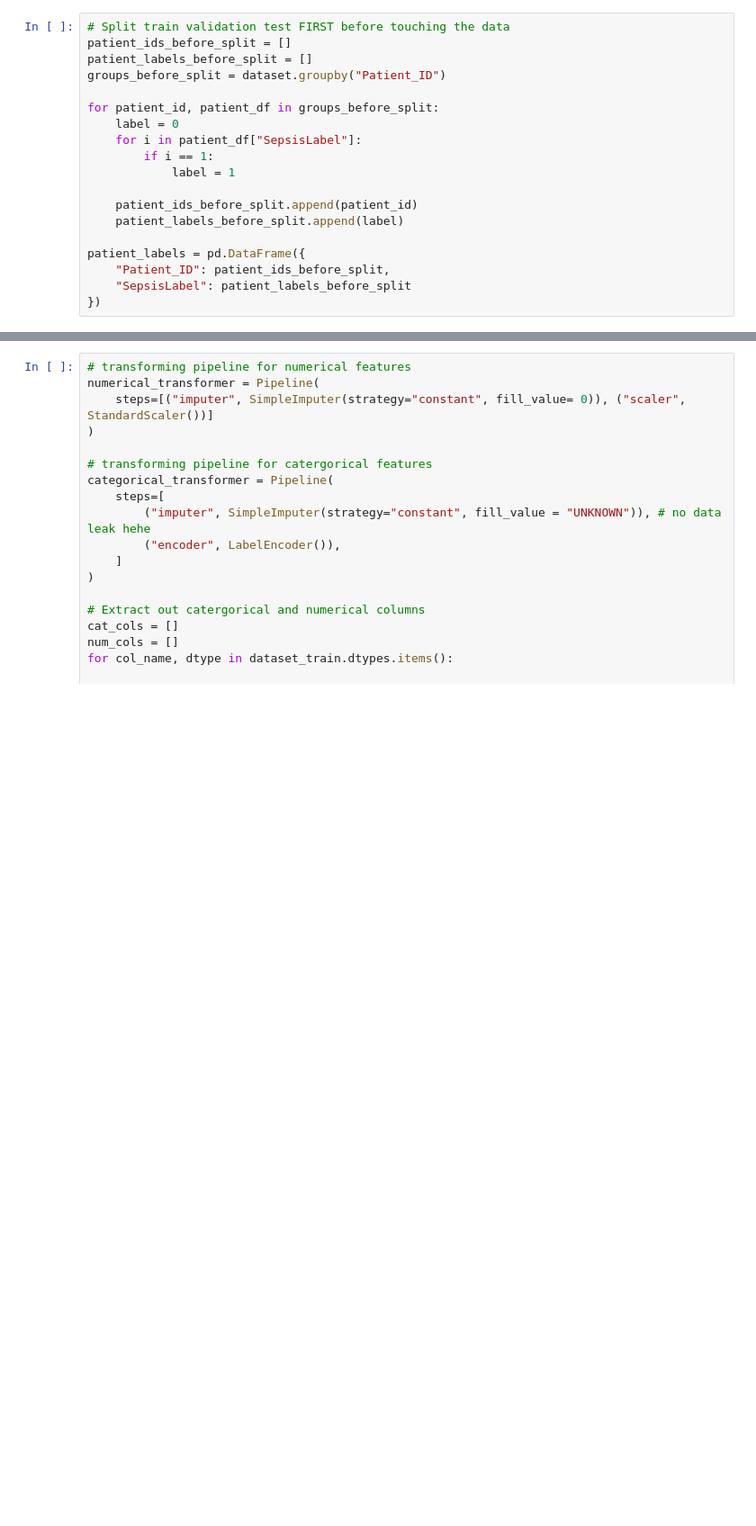
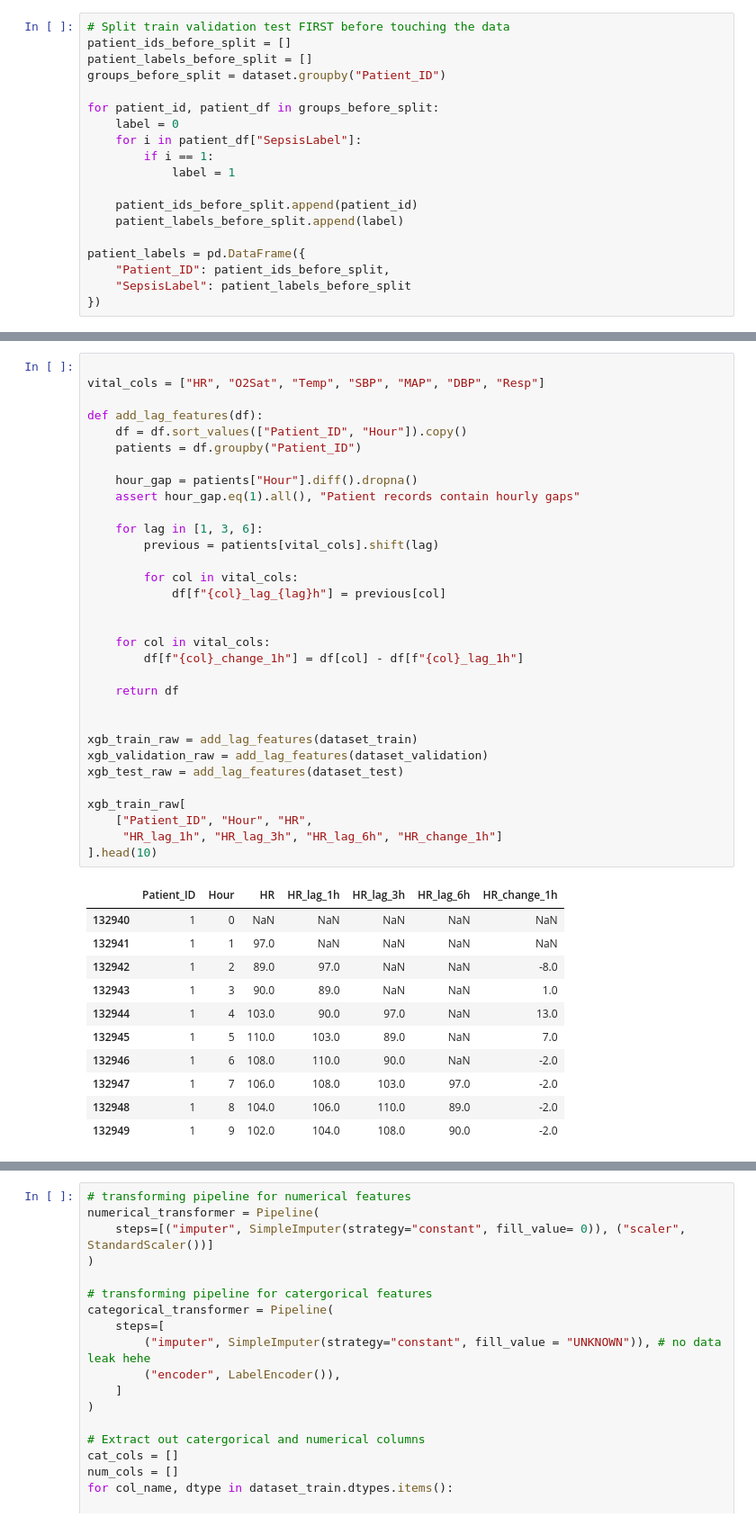
Before and after one commit to LuuMTran/IntroAI---Explainable-ICU-MTS, a Jupyter notebook: train.ipynb, the cells around one changed output, grey strips where cells are left out. Shown at 90% size. Cells and saved outputs as stored; diff of their text form; blank space fills up the shorter version.

Commit message:
Add XGBoost with patient lag features and threshold evaluation

```diff
--- a/train.ipynb
+++ b/train.ipynb
@@ -71,0 +116,44 @@ print(test_patients["SepsisLabel"].value_counts(normalize=True).sort_index())
+# %%
+
+vital_cols = ["HR", "O2Sat", "Temp", "SBP", "MAP", "DBP", "Resp"]
+
+def add_lag_features(df):
+    df = df.sort_values(["Patient_ID", "Hour"]).copy()
+    patients = df.groupby("Patient_ID")
+
+    hour_gap = patients["Hour"].diff().dropna()
+    assert hour_gap.eq(1).all(), "Patient records contain hourly gaps"
+
+    for lag in [1, 3, 6]:
+        previous = patients[vital_cols].shift(lag)
+
+        for col in vital_cols:
+            df[f"{col}_lag_{lag}h"] = previous[col]
+
+
+    for col in vital_cols:
+        df[f"{col}_change_1h"] = df[col] - df[f"{col}_lag_1h"]
+
+    return df
+
+
+xgb_train_raw = add_lag_features(dataset_train)
+xgb_validation_raw = add_lag_features(dataset_validation)
+xgb_test_raw = add_lag_features(dataset_test)
+
+xgb_train_raw[
+    ["Patient_ID", "Hour", "HR",
+     "HR_lag_1h", "HR_lag_3h", "HR_lag_6h", "HR_change_1h"]
+].head(10)
+# %% [output]
+|  | Patient_ID | Hour | HR | HR_lag_1h | HR_lag_3h | HR_lag_6h | HR_change_1h |
+| 132940 | 1 | 0 | NaN | NaN | NaN | NaN | NaN |
+| 132941 | 1 | 1 | 97.0 | NaN | NaN | NaN | NaN |
+| 132942 | 1 | 2 | 89.0 | 97.0 | NaN | NaN | -8.0 |
+| 132943 | 1 | 3 | 90.0 | 89.0 | NaN | NaN | 1.0 |
+| 132944 | 1 | 4 | 103.0 | 90.0 | 97.0 | NaN | 13.0 |
+| 132945 | 1 | 5 | 110.0 | 103.0 | 89.0 | NaN | 7.0 |
+| 132946 | 1 | 6 | 108.0 | 110.0 | 90.0 | NaN | -2.0 |
+| 132947 | 1 | 7 | 106.0 | 108.0 | 103.0 | 97.0 | -2.0 |
+| 132948 | 1 | 8 | 104.0 | 106.0 | 110.0 | 89.0 | -2.0 |
+| 132949 | 1 | 9 | 102.0 | 104.0 | 108.0 | 90.0 | -2.0 |
```
Also changed, not shown: parts of 25 cells of this notebook.
